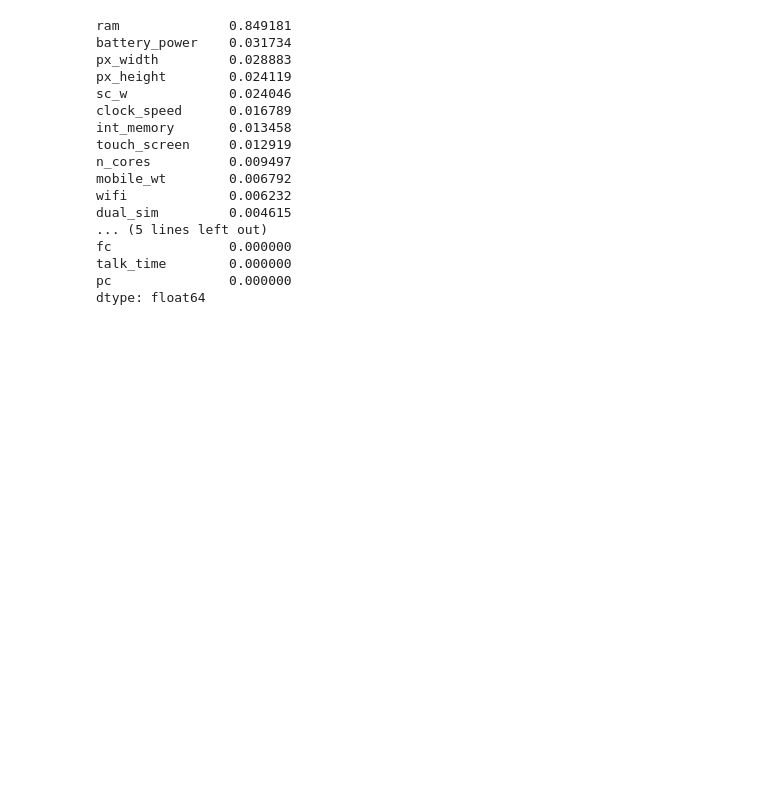
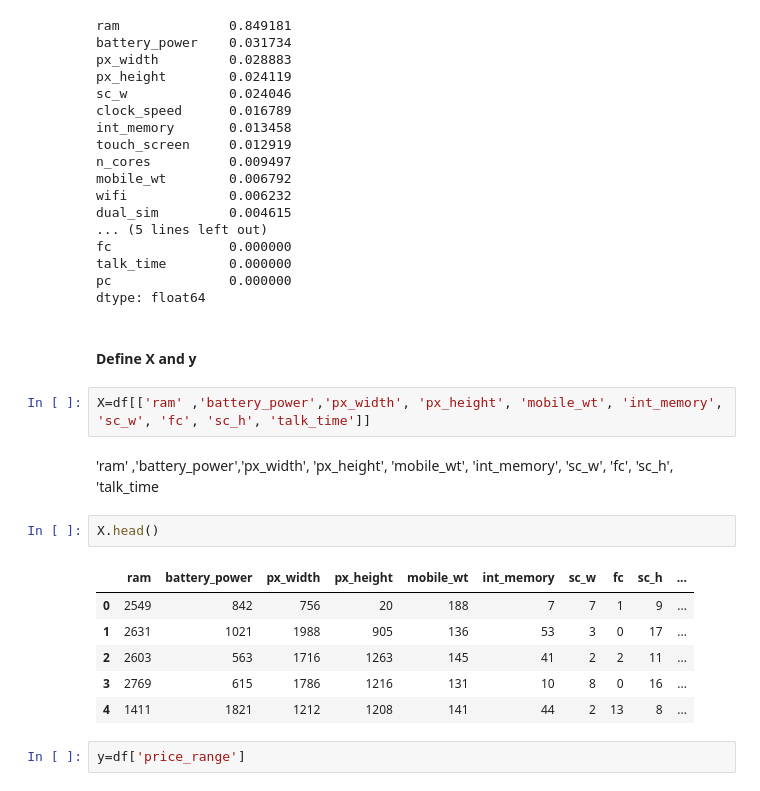
Before and after one commit to mayurimamdi/MobilePricePred, a Jupyter notebook: notebook/EDA.ipynb, the cells around one changed output. Saved outputs shown, nothing was run; the diff lists cells and outputs as text; blank space fills up the shorter version.

```diff
--- a/notebook/EDA.ipynb
+++ b/notebook/EDA.ipynb
@@ -187,3 +204,20 @@ fc               0.000000
 talk_time        0.000000
 pc               0.000000
 dtype: float64
+# %% [markdown]
+#### Define X and y
+# %%
+X=df[['ram' ,'battery_power','px_width', 'px_height', 'mobile_wt', 'int_memory', 'sc_w', 'fc', 'sc_h', 'talk_time']]
+# %% [markdown]
+'ram' ,'battery_power','px_width', 'px_height', 'mobile_wt', 'int_memory', 'sc_w', 'fc', 'sc_h', 'talk_time
+# %%
+X.head()
+# %% [output]
+|  | ram | battery_power | px_width | px_height | mobile_wt | int_memory | sc_w | fc | sc_h | ... |
+| 0 | 2549 | 842 | 756 | 20 | 188 | 7 | 7 | 1 | 9 | ... |
+| 1 | 2631 | 1021 | 1988 | 905 | 136 | 53 | 3 | 0 | 17 | ... |
+| 2 | 2603 | 563 | 1716 | 1263 | 145 | 41 | 2 | 2 | 11 | ... |
+| 3 | 2769 | 615 | 1786 | 1216 | 131 | 10 | 8 | 0 | 16 | ... |
+| 4 | 1411 | 1821 | 1212 | 1208 | 141 | 44 | 2 | 13 | 8 | ... |
+# %%
+y=df['price_range']
```
Also changed, not shown: parts of 10 cells of this notebook.
